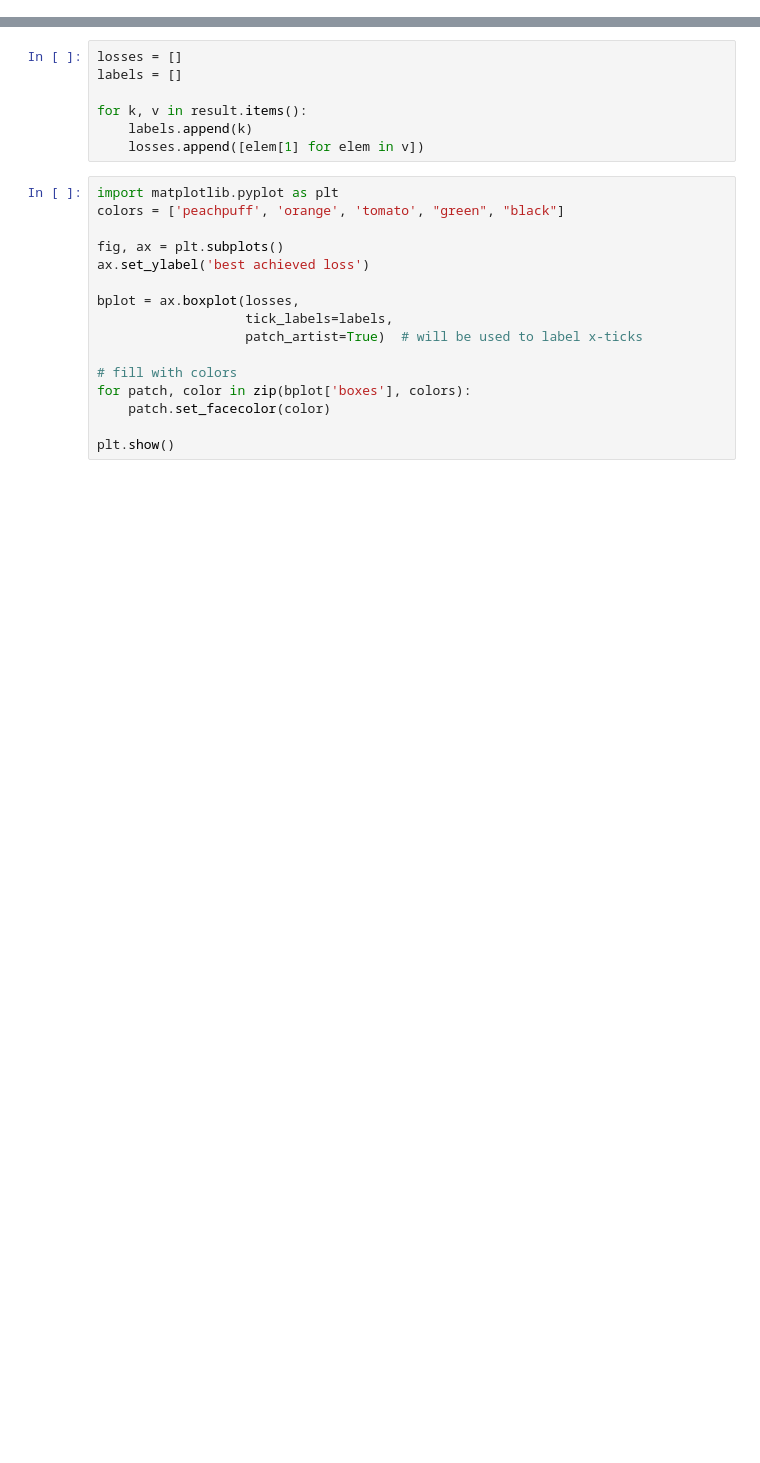
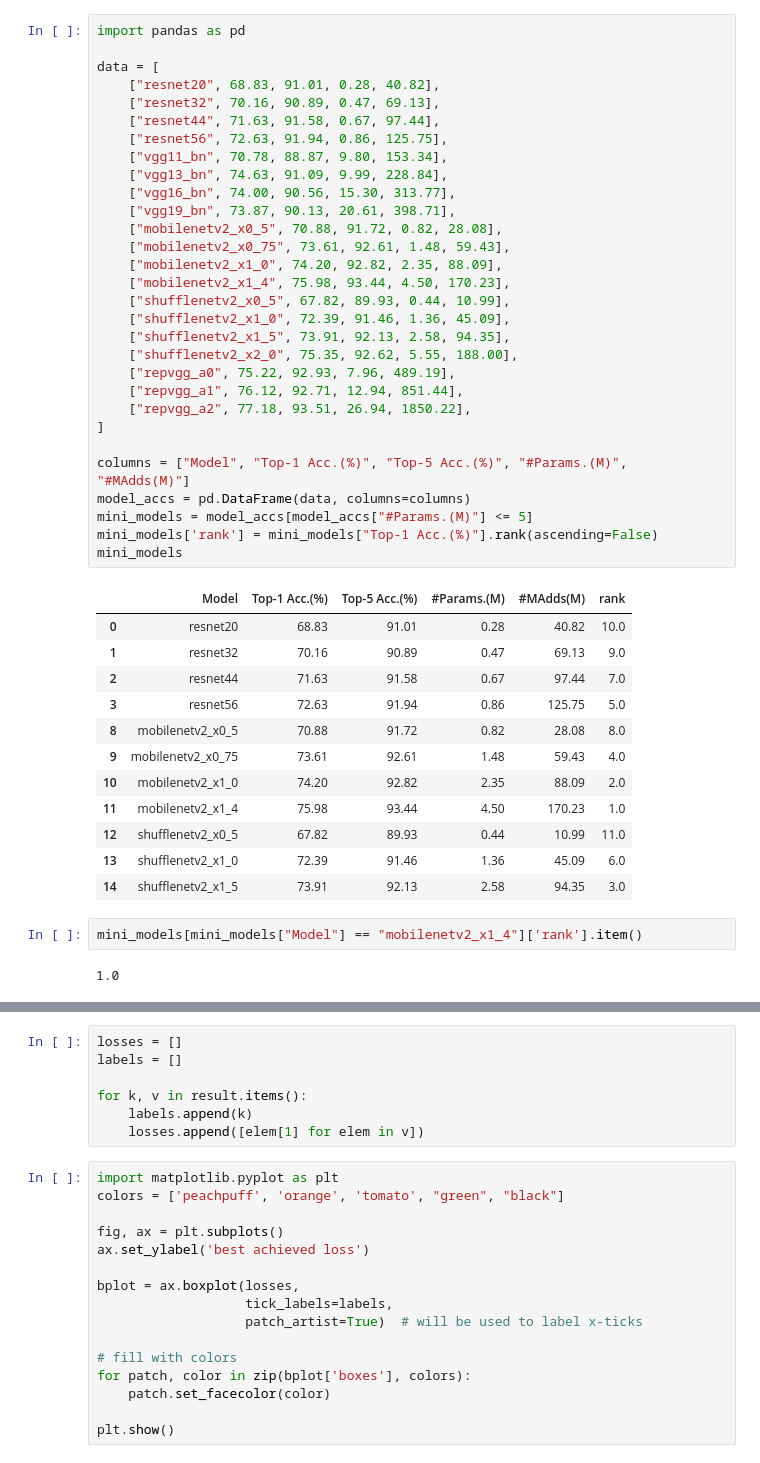
Before and after one commit to online-opt-acc/FMAB_copy, a Jupyter notebook: notebooks/cv_plot.ipynb, the cells around one changed output, grey strips where cells are left out. Drawn from its saved outputs; the diff is of its cells as text; blank space fills up the shorter version.

```diff
--- a/notebooks/cv_plot.ipynb
+++ b/notebooks/cv_plot.ipynb
@@ -144 +166,48 @@ result
+# %%
+import pandas as pd
+
+data = [
+    ["resnet20", 68.83, 91.01, 0.28, 40.82],
+    ["resnet32", 70.16, 90.89, 0.47, 69.13],
+    ["resnet44", 71.63, 91.58, 0.67, 97.44],
+    ["resnet56", 72.63, 91.94, 0.86, 125.75],
+    ["vgg11_bn", 70.78, 88.87, 9.80, 153.34],
+    ["vgg13_bn", 74.63, 91.09, 9.99, 228.84],
+    ["vgg16_bn", 74.00, 90.56, 15.30, 313.77],
+    ["vgg19_bn", 73.87, 90.13, 20.61, 398.71],
+    ["mobilenetv2_x0_5", 70.88, 91.72, 0.82, 28.08],
+    ["mobilenetv2_x0_75", 73.61, 92.61, 1.48, 59.43],
+    ["mobilenetv2_x1_0", 74.20, 92.82, 2.35, 88.09],
+    ["mobilenetv2_x1_4", 75.98, 93.44, 4.50, 170.23],
+    ["shufflenetv2_x0_5", 67.82, 89.93, 0.44, 10.99],
+    ["shufflenetv2_x1_0", 72.39, 91.46, 1.36, 45.09],
+    ["shufflenetv2_x1_5", 73.91, 92.13, 2.58, 94.35],
+    ["shufflenetv2_x2_0", 75.35, 92.62, 5.55, 188.00],
+    ["repvgg_a0", 75.22, 92.93, 7.96, 489.19],
+    ["repvgg_a1", 76.12, 92.71, 12.94, 851.44],
+    ["repvgg_a2", 77.18, 93.51, 26.94, 1850.22],
+]
+
+columns = ["Model", "Top-1 Acc.(%)", "Top-5 Acc.(%)", "#Params.(M)", "#MAdds(M)"]
+model_accs = pd.DataFrame(data, columns=columns)
+mini_models = model_accs[model_accs["#Params.(M)"] <= 5]
+mini_models['rank'] = mini_models["Top-1 Acc.(%)"].rank(ascending=False)
+mini_models
+# %% [output]
+|  | Model | Top-1 Acc.(%) | Top-5 Acc.(%) | #Params.(M) | #MAdds(M) | rank |
+| 0 | resnet20 | 68.83 | 91.01 | 0.28 | 40.82 | 10.0 |
+| 1 | resnet32 | 70.16 | 90.89 | 0.47 | 69.13 | 9.0 |
+| 2 | resnet44 | 71.63 | 91.58 | 0.67 | 97.44 | 7.0 |
+| 3 | resnet56 | 72.63 | 91.94 | 0.86 | 125.75 | 5.0 |
+| 8 | mobilenetv2_x0_5 | 70.88 | 91.72 | 0.82 | 28.08 | 8.0 |
+| 9 | mobilenetv2_x0_75 | 73.61 | 92.61 | 1.48 | 59.43 | 4.0 |
+| 10 | mobilenetv2_x1_0 | 74.20 | 92.82 | 2.35 | 88.09 | 2.0 |
+| 11 | mobilenetv2_x1_4 | 75.98 | 93.44 | 4.50 | 170.23 | 1.0 |
+| 12 | shufflenetv2_x0_5 | 67.82 | 89.93 | 0.44 | 10.99 | 11.0 |
+| 13 | shufflenetv2_x1_0 | 72.39 | 91.46 | 1.36 | 45.09 | 6.0 |
+| 14 | shufflenetv2_x1_5 | 73.91 | 92.13 | 2.58 | 94.35 | 3.0 |
+# %%
+mini_models[mini_models["Model"] == "mobilenetv2_x1_4"]['rank'].item()
+# %% [output]
+1.0
 # %%
```
Also changed, not shown: parts of 13 cells of this notebook, 11 other files.
